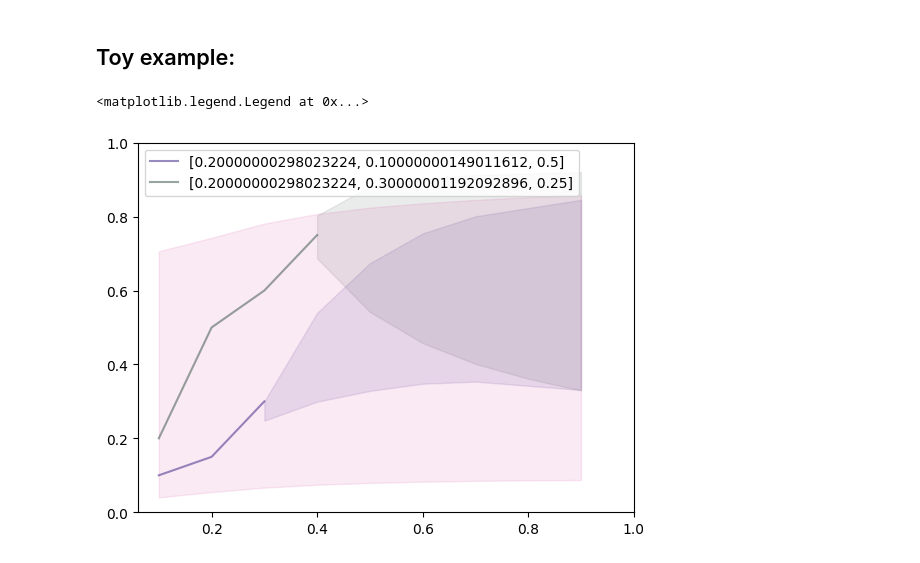
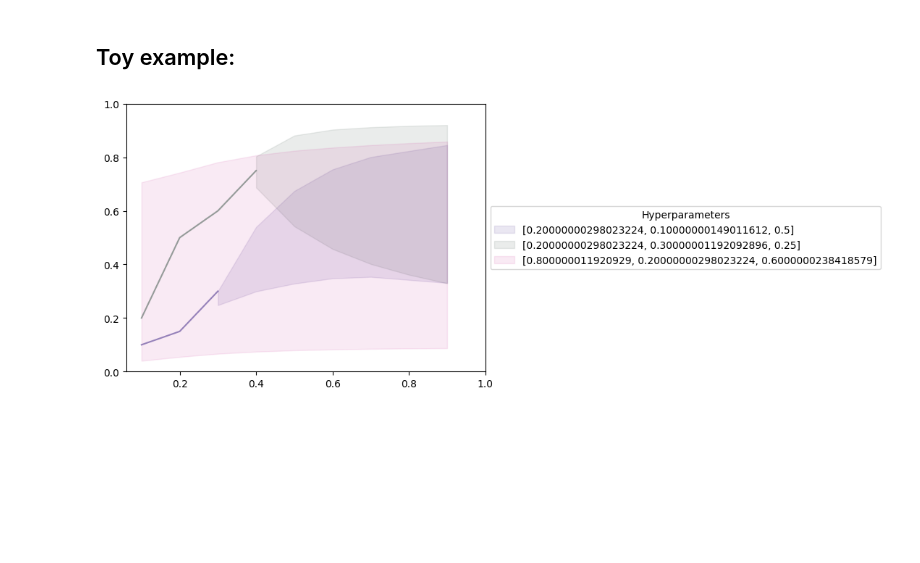
Before and after one commit to automl/ifBO, a Jupyter notebook: examples/Getting started with ifBO.ipynb, the cells around one changed output. Saved outputs shown, nothing was run; the diff lists cells and outputs as text; code cells hidden in the pictures; blank space fills up the shorter version.

```diff
--- a/examples/Getting started with ifBO.ipynb
+++ b/examples/Getting started with ifBO.ipynb
@@ -71,25 +71,24 @@ predictions[0].ucb().shape, predictions[0].quantile(0.5).shape
 # %%
 import torch
 from ifbo import Curve
 
 context = [
     Curve(hyperparameters=torch.tensor([0.2,0.1,0.5]), t=torch.tensor([0.1,0.2,0.3]), y=torch.tensor([0.1, 0.15, 0.3])),
     Curve(hyperparameters=torch.tensor([0.2,0.3,0.25]), t=torch.tensor([0.1,0.2,0.3,0.4]), y=torch.tensor([0.2, 0.5, 0.6, 0.75])),
 ]
 
 query = [
     Curve(hyperparameters=torch.tensor([0.2, 0.1, 0.5]), t=torch.tensor([0.3, 0.4, 0.5, 0.6, 0.7, 0.9])),
     Curve(hyperparameters=torch.tensor([0.2, 0.3, 0.25]), t=torch.tensor([0.4, 0.5, 0.6, 0.7, 0.8, 0.9])),
     Curve(hyperparameters=torch.tensor([0.8, 0.2, 0.6]), t=torch.tensor([0.1,0.2,0.3,0.4,0.5,0.6,0.7,0.8,0.9])),
 ]
 predictions = model.predict(context=context, query=query)
 
 for curve in context:
-    plt.plot(curve.t, curve.y, color=curve.hyperparameters.numpy().tolist() + [0.5], label=curve.hyperparameters.numpy().tolist())
+    plt.plot(curve.t, curve.y, color=curve.hyperparameters.numpy().tolist() + [0.5])
 for curve, pred in zip(query, predictions):
-    plt.fill_between(curve.t, pred.quantile(0.05), pred.quantile(0.95), color=curve.hyperparameters.numpy().tolist() + [0.1])
+    plt.fill_between(curve.t, pred.quantile(0.05), pred.quantile(0.95), color=curve.hyperparameters.numpy().tolist() + [0.1], label=curve.hyperparameters.numpy().tolist())
 _ = plt.ylim(0, 1), plt.xlim(None, 1)
-plt.legend()
+_ = plt.legend(loc='center left', bbox_to_anchor=(1, 0.5), title="Hyperparameters")
 # %% [output]
-<matplotlib.legend.Legend at 0x...>
-[figure, old version]
+[figure, new version]
```
